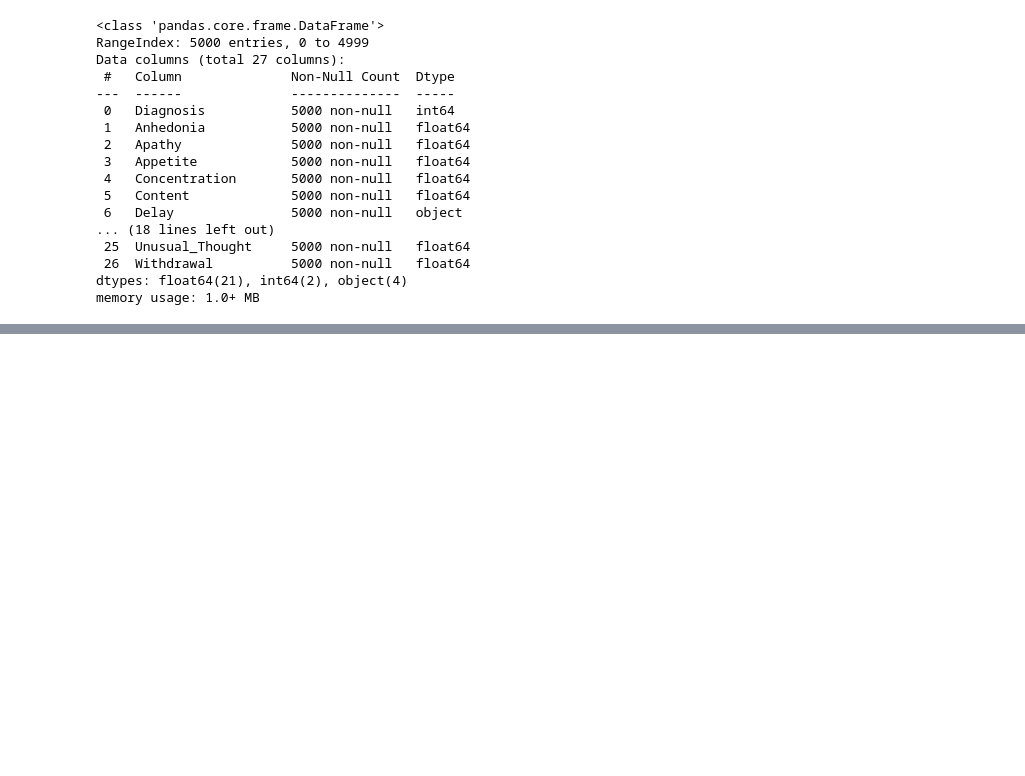
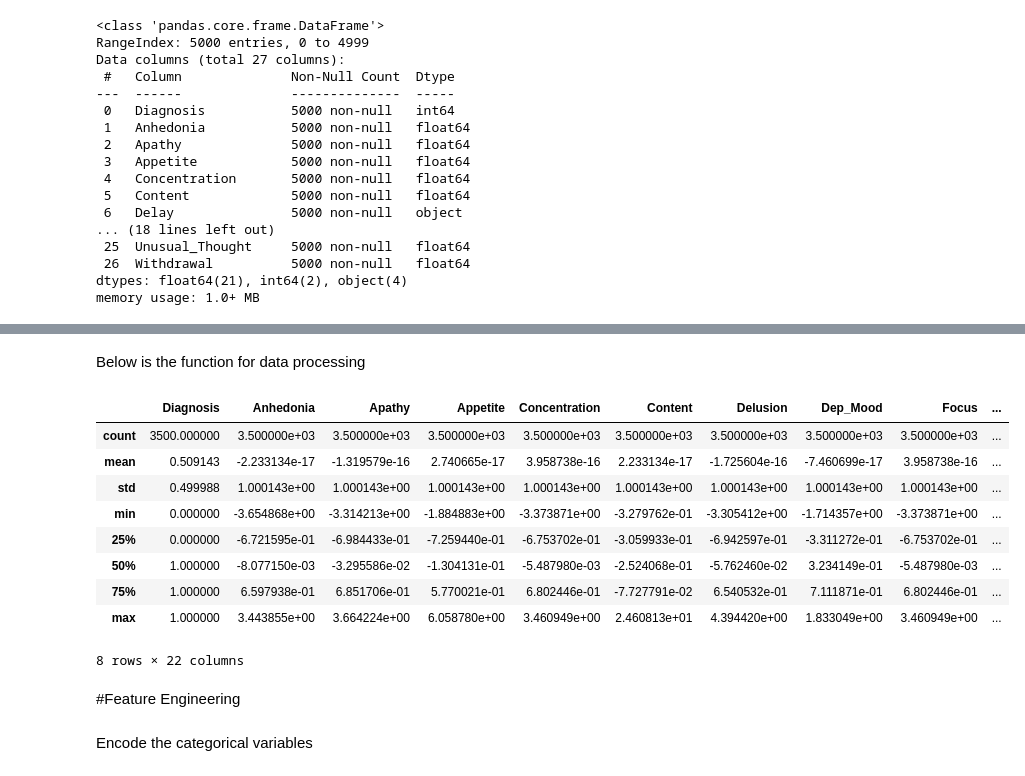
Before and after one commit to ElvesJohn/MachineLearningCW, a Jupyter notebook: MachineLearningColab.ipynb, the cells around one changed output, grey strips where cells are left out. Drawn from its saved outputs; the diff is of its cells as text; code cells hidden in the pictures; blank space fills up the shorter version.

```diff
--- a/MachineLearningColab.ipynb
+++ b/MachineLearningColab.ipynb
@@ -89,0 +155,3 @@ Warning: Total number of columns (23) exceeds max_columns (20) limiting to first
+# %%
+#split the training and testing datasets
+train_set, test_set = train_test_split(data, test_size=0.3, random_state=42)
@@ -89,0 +178,59 @@ Warning: Total number of columns (23) exceeds max_columns (20) limiting to first
+# %% [markdown]
+Below is the function for data processing
+# %%
+num_var = [
+ 'Anhedonia',
+ 'Apathy',
+ 'Appetite',
+ 'Concentration',
+ 'Content',
+ 'Delusion',
+ 'Dep_Mood',
+ 'Focus',
+ 'Hallucination',
+ 'Intrusive_Thoughts',
+ 'Passive',
+ 'Psychomotor',
+ 'Rumination',
+ 'Sleep',
+ 'Stress',
+ 'Suspicious',
+ 'Tension',
+ 'Tired',
+ 'Unusual_Thought',
+ 'Withdrawal']
+
+categories = ['Sex','Race','Housing','Delay']
+
+def data_remove(data):
+    data['Pregnant'].fillna(0, inplace=True)
+    data.fillna(data.mean(), inplace=True)
+    # clipper method for 'Tired' column.
+    data = data.replace([np.inf, -np.inf], np.nan)
+    data['Tired'] = data['Tired'].replace(np.nan, data['Tired'].max())
+    # Create a copy of the dataframe, and remove 'Participant'
+    data_standardized = data.drop('Participant', axis= 1).copy()
+    # Initialize the StandardScaler
+    scaler = StandardScaler()
+    # Fit and transform the selected columns
+    data_standardized[num_var] = scaler.fit_transform(data_standardized[num_var])
+    return data_standardized
+# %%
+train_processed = data_remove(train_set)
+# %%
+train_processed.describe()
+# %% [output]
+|  | Diagnosis | Anhedonia | Apathy | Appetite | Concentration | Content | Delusion | Dep_Mood | Focus | ... |
+| count | 3500.000000 | 3.500000e+03 | 3.500000e+03 | 3.500000e+03 | 3.500000e+03 | 3.500000e+03 | 3.500000e+03 | 3.500000e+03 | 3.500000e+03 | ... |
+| mean | 0.509143 | -2.233134e-17 | -1.319579e-16 | 2.740665e-17 | 3.958738e-16 | 2.233134e-17 | -1.725604e-16 | -7.460699e-17 | 3.958738e-16 | ... |
+| std | 0.499988 | 1.000143e+00 | 1.000143e+00 | 1.000143e+00 | 1.000143e+00 | 1.000143e+00 | 1.000143e+00 | 1.000143e+00 | 1.000143e+00 | ... |
+| min | 0.000000 | -3.654868e+00 | -3.314213e+00 | -1.884883e+00 | -3.373871e+00 | -3.279762e-01 | -3.305412e+00 | -1.714357e+00 | -3.373871e+00 | ... |
+| 25% | 0.000000 | -6.721595e-01 | -6.984433e-01 | -7.259440e-01 | -6.753702e-01 | -3.059933e-01 | -6.942597e-01 | -3.311272e-01 | -6.753702e-01 | ... |
+| 50% | 1.000000 | -8.077150e-03 | -3.295586e-02 | -1.304131e-01 | -5.487980e-03 | -2.524068e-01 | -5.762460e-02 | 3.234149e-01 | -5.487980e-03 | ... |
+| 75% | 1.000000 | 6.597938e-01 | 6.851706e-01 | 5.770021e-01 | 6.802446e-01 | -7.727791e-02 | 6.540532e-01 | 7.111871e-01 | 6.802446e-01 | ... |
+| max | 1.000000 | 3.443855e+00 | 3.664224e+00 | 6.058780e+00 | 3.460949e+00 | 2.460813e+01 | 4.394420e+00 | 1.833049e+00 | 3.460949e+00 | ... |
+8 rows × 22 columns
+# %% [markdown]
+#Feature Engineering
+# %% [markdown]
+Encode the categorical variables
```
Also changed, not shown: parts of 31 cells of this notebook.
